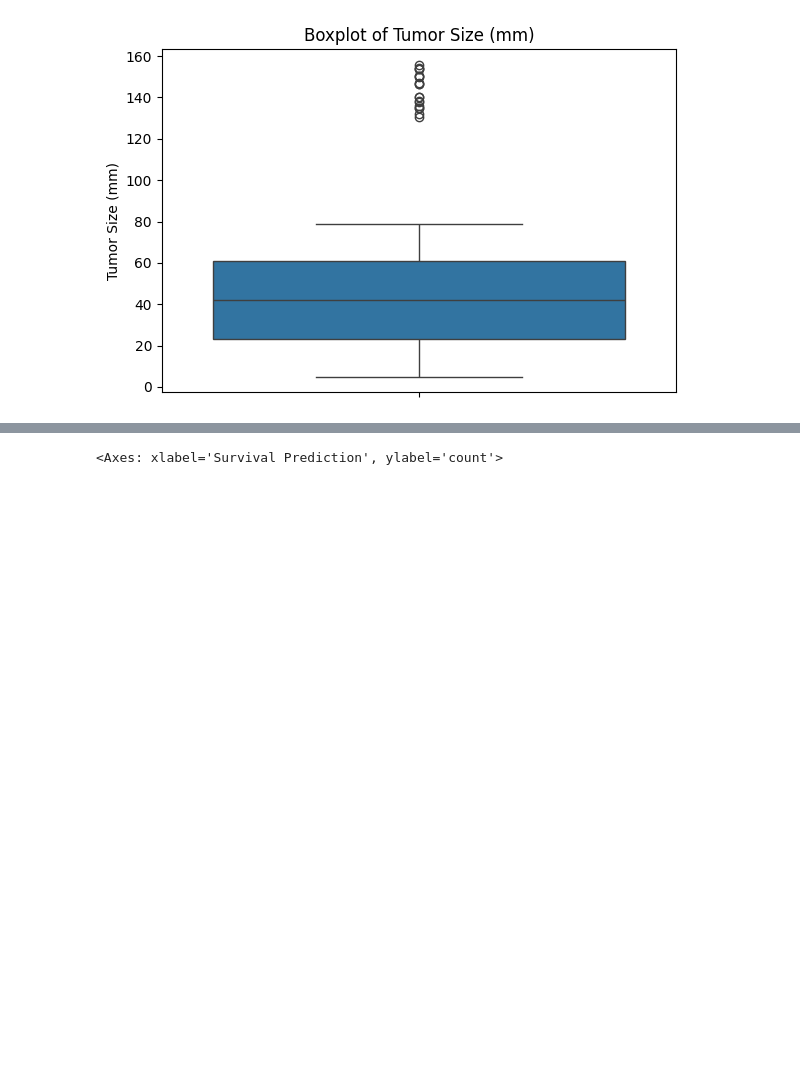
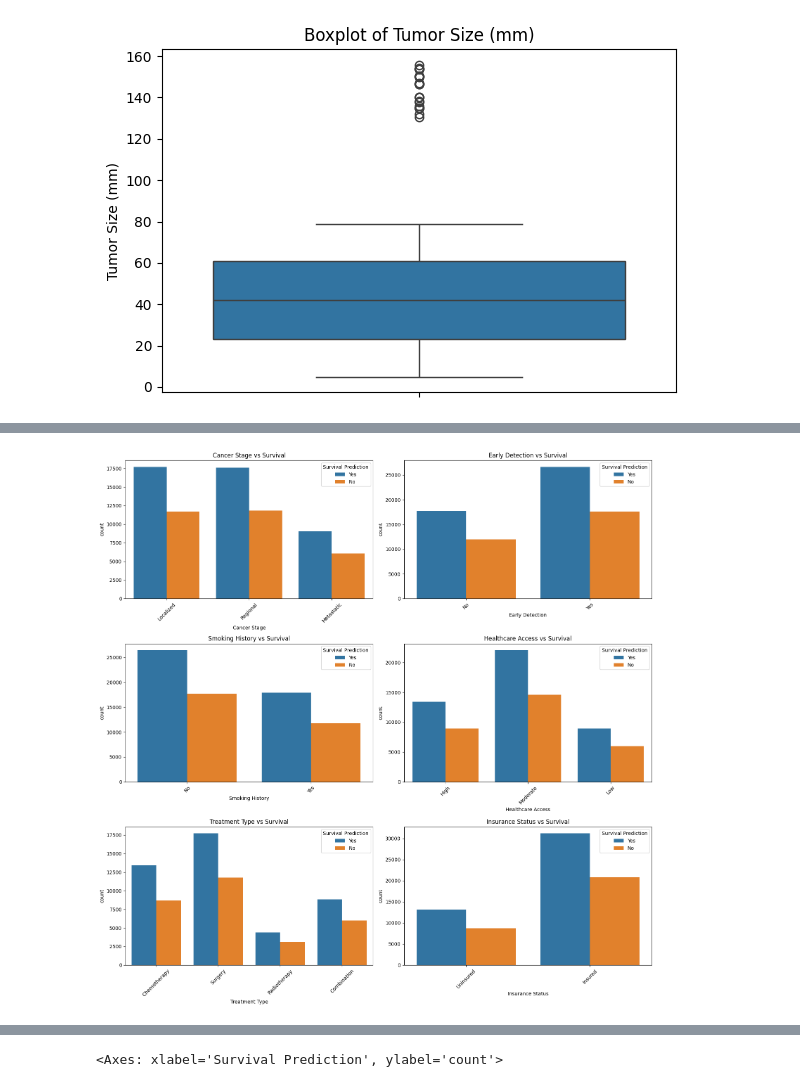
Before and after one commit to rgerc8/dm2-class-cancer, a Jupyter notebook: main.ipynb, the cells around one changed output, grey strips where cells are left out. Cells and saved outputs as stored; diff of their text form; code cells hidden in the pictures; blank space fills up the shorter version.

```diff
--- a/main.ipynb
+++ b/main.ipynb
@@ -122,0 +129,39 @@ sns.countplot(x = 'Cancer Stage', hue = 'Gender', data = df_no_na)
+# %%
+#Set up the figure
+fig, axes = plt.subplots(nrows=3, ncols=2, figsize=(16, 16))
+axes = axes.flatten()
+
+# Plot 1: Cancer Stage vs Survival
+sns.countplot(x='Cancer Stage', hue='Survival Prediction', data=df_no_na, ax=axes[0])
+axes[0].set_title('Cancer Stage vs Survival')
+axes[0].tick_params(axis='x', rotation=45)
+
+# Plot 2: Early Detection vs Survival
+sns.countplot(x='Early Detection', hue='Survival Prediction', data=df_no_na, ax=axes[1])
+axes[1].set_title('Early Detection vs Survival')
+axes[1].tick_params(axis='x', rotation=45)
+
+# Plot 3: Smoking History vs Survival
+sns.countplot(x='Smoking History', hue='Survival Prediction', data=df_no_na, ax=axes[2])
+axes[2].set_title('Smoking History vs Survival')
+axes[2].tick_params(axis='x', rotation=45)
+
+# Plot 4: Healthcare Access vs Survival
+sns.countplot(x='Healthcare Access', hue='Survival Prediction', data=df_no_na, ax=axes[3])
+axes[3].set_title('Healthcare Access vs Survival')
+axes[3].tick_params(axis='x', rotation=45)
+
+# Plot 5: Treatment Type vs Survival
+sns.countplot(x='Treatment Type', hue='Survival Prediction', data=df_no_na, ax=axes[4])
+axes[4].set_title('Treatment Type vs Survival')
+axes[4].tick_params(axis='x', rotation=45)
+
+# Plot 6: Insurance Status vs Survival
+sns.countplot(x='Insurance Status', hue='Survival Prediction', data=df_no_na, ax=axes[5])
+axes[5].set_title('Insurance Status vs Survival')
+axes[5].tick_params(axis='x', rotation=45)
+
+plt.tight_layout()
+plt.show()
+# %% [output]
+[figure, added]
```
Also changed, not shown: parts of 10 cells of this notebook.
